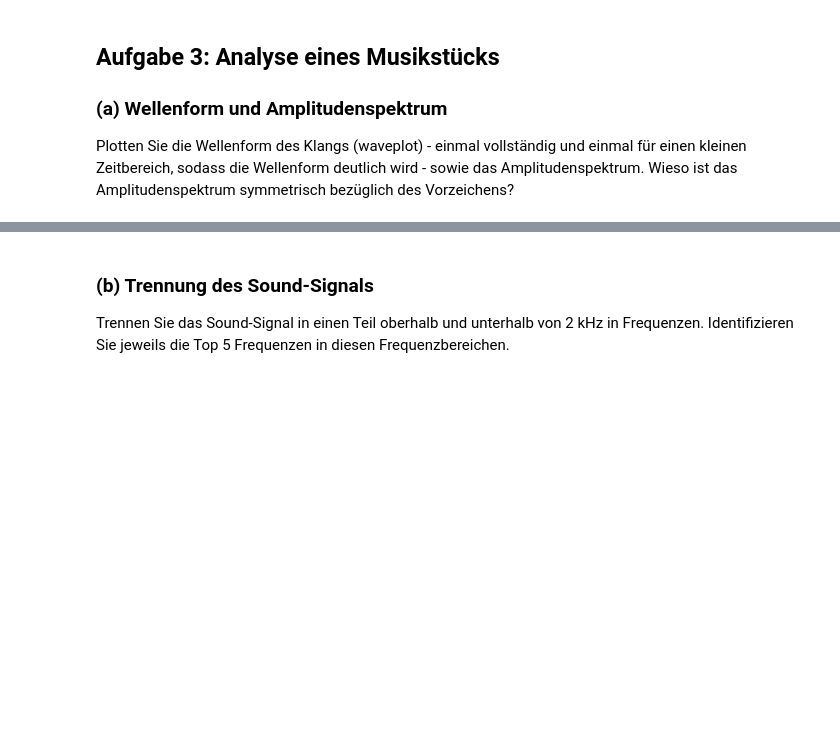
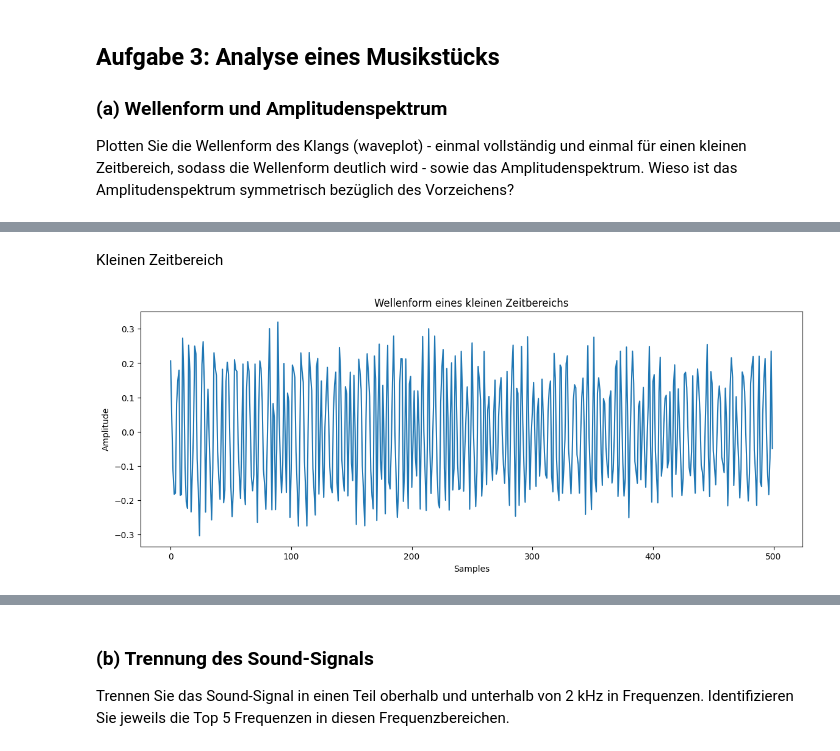
Before and after one commit to infamousperi/FourierTransformation, a Jupyter notebook: MC2.ipynb, the cells around one changed output, grey strips where cells are left out. Cells and saved outputs as stored; diff of their text form; code cells hidden in the pictures; blank space fills up the shorter version.

```diff
--- a/MC2.ipynb
+++ b/MC2.ipynb
@@ -239,0 +256,16 @@ Plotten Sie die Wellenform des Klangs (waveplot) - einmal vollständig und einma
+# %% [markdown]
+Kleinen Zeitbereich
+# %%
+# Auswahl eines kleinen Zeitbereichs
+start_sample = 10000
+end_sample = 10500
+
+# Wellenform plotten (kleiner Zeitbereich)
+plt.figure(figsize=(14, 5))
+plt.plot(y[start_sample:end_sample])
+plt.title("Wellenform eines kleinen Zeitbereichs")
+plt.xlabel("Samples")
+plt.ylabel("Amplitude")
+plt.show()
+# %% [output]
+[figure, added]
```
Also changed, not shown: parts of 11 cells of this notebook, 2 other files.
